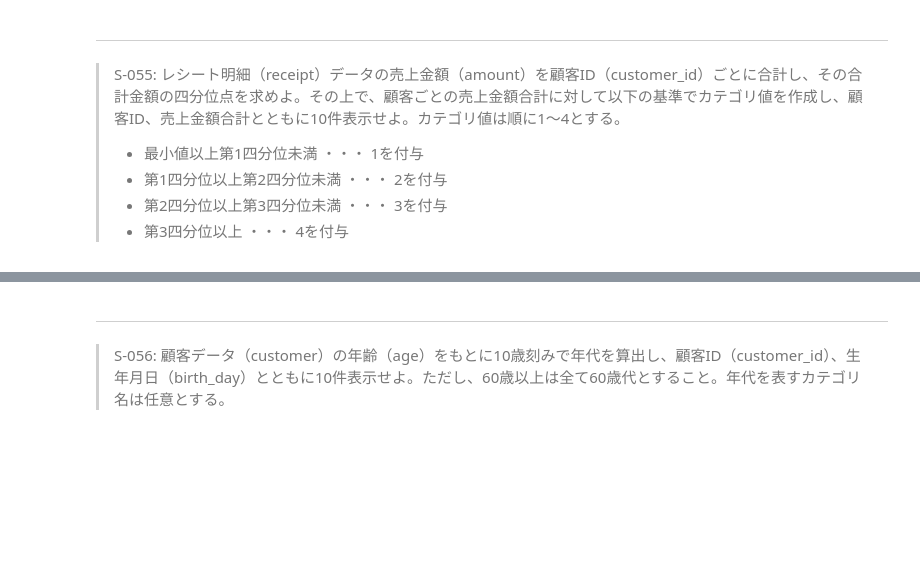
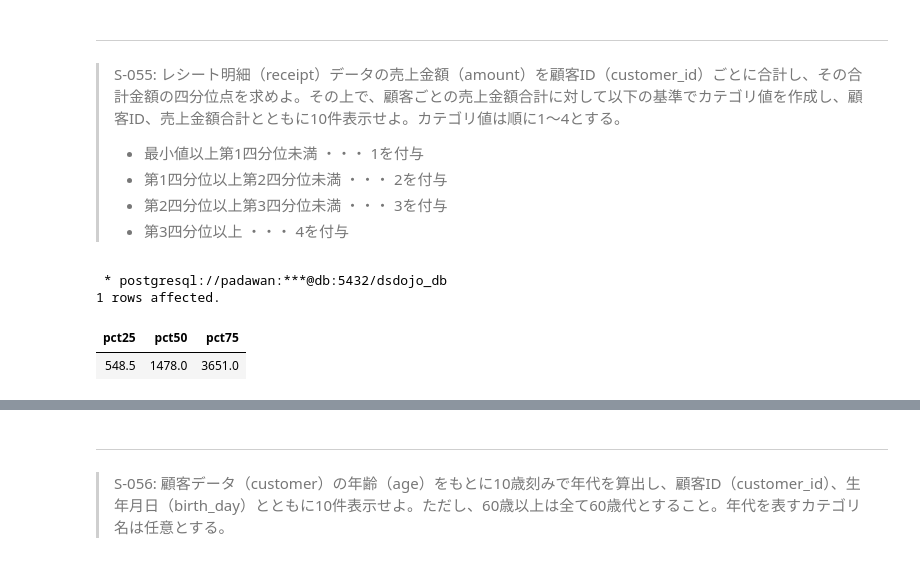
Before and after one commit to KJR020/100knocks-preprocess, a Jupyter notebook: docker/work/preprocess_knock_SQL.ipynb, the cells around one changed output, grey strips where cells are left out. Cells and saved outputs as stored; diff of their text form; code cells hidden in the pictures; blank space fills up the shorter version.

```diff
--- a/docker/work/preprocess_knock_SQL.ipynb
+++ b/docker/work/preprocess_knock_SQL.ipynb
@@ -1736,0 +1735,21 @@ LIMIT 10
+# %%
+%%sql
+WITH sales_amount AS (
+    SELECT
+        customer_id,
+        SUM(amount) AS sum_amount
+    FROM receipt
+    GROUP BY customer_id
+)
+SELECT
+    PERCENTILE_CONT(0.25) WITHIN GROUP(ORDER BY sum_amount) AS pct25,
+    PERCENTILE_CONT(0.50) WITHIN GROUP(ORDER BY sum_amount) AS pct50,
+    PERCENTILE_CONT(0.75) WITHIN GROUP(ORDER BY sum_amount) AS pct75
+FROM
+    sales_amount
+;
+# %% [output]
+ * postgresql://padawan:***@db:5432/dsdojo_db
+1 rows affected.
+| pct25 | pct50 | pct75 |
+| 548.5 | 1478.0 | 3651.0 |
```
Also changed, not shown: parts of 2 cells of this notebook.
